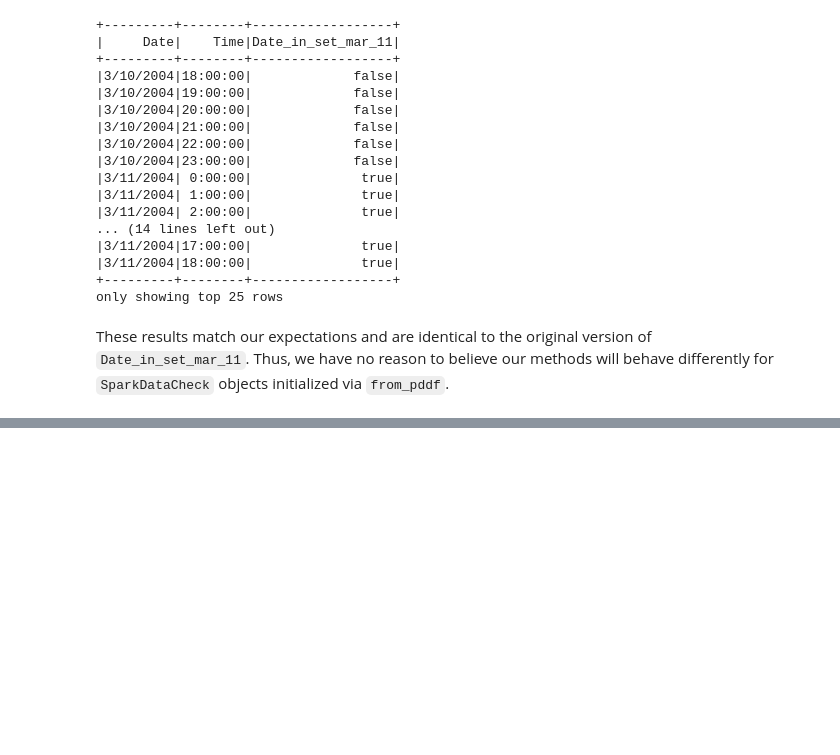
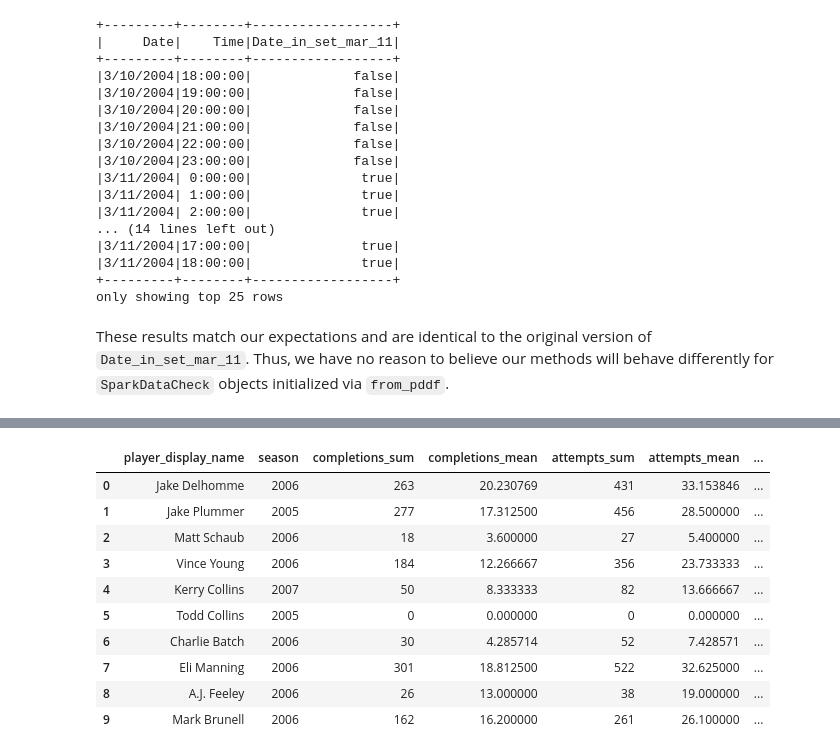
Before and after one commit to jccrews256/ST-554-Project-2, a Jupyter notebook: Project 2 Notebook.ipynb, the cells around one changed output, grey strips where cells are left out. Saved outputs shown, nothing was run; the diff lists cells and outputs as text; code cells hidden in the pictures; blank space fills up the shorter version.

```diff
--- a/Project 2 Notebook.ipynb
+++ b/Project 2 Notebook.ipynb
@@ -637,0 +735,37 @@ These results match our expectations and are identical to the original version o
+# %%
+# capturing columns to be aggregated and functions
+columns = ["completions", "attempts", "passing_yards",
+     "passing_tds", "interceptions"]
+agg_funcs = ["sum", "mean"]
+
+# Using dictionary comprehension to capture text for .agg
+# using an f string
+stats_dict = {f"{c}_{fun}": (c, fun)
+                  for c in columns
+                  for fun in agg_funcs}
+
+# aggregating regular season QB stats to season level
+# by unpacking the stats_dict
+# resetting index at the end to remove multi-level index
+nfl_df_ps_qb = nfl_df_ps \
+    .loc[(nfl_df_ps.season_type == "REG") & (nfl_df_ps.position == "QB") &
+         (nfl_df_ps.season.isin(range(2005, 2024))),
+         ["player_display_name", "season", "week", "completions",
+    "attempts", "passing_yards", "passing_tds", "interceptions"]] \
+    .groupby(["player_display_name", "season"]) \
+    .agg(**stats_dict).reset_index()
+
+# Printing first 10 rows
+nfl_df_ps_qb.head(10)
+# %% [output]
+|  | player_display_name | season | completions_sum | completions_mean | attempts_sum | attempts_mean | ... |
+| 0 | Jake Delhomme | 2006 | 263 | 20.230769 | 431 | 33.153846 | ... |
+| 1 | Jake Plummer | 2005 | 277 | 17.312500 | 456 | 28.500000 | ... |
+| 2 | Matt Schaub | 2006 | 18 | 3.600000 | 27 | 5.400000 | ... |
+| 3 | Vince Young | 2006 | 184 | 12.266667 | 356 | 23.733333 | ... |
+| 4 | Kerry Collins | 2007 | 50 | 8.333333 | 82 | 13.666667 | ... |
+| 5 | Todd Collins | 2005 | 0 | 0.000000 | 0 | 0.000000 | ... |
+| 6 | Charlie Batch | 2006 | 30 | 4.285714 | 52 | 7.428571 | ... |
+| 7 | Eli Manning | 2006 | 301 | 18.812500 | 522 | 32.625000 | ... |
+| 8 | A.J. Feeley | 2006 | 26 | 13.000000 | 38 | 19.000000 | ... |
+| 9 | Mark Brunell | 2006 | 162 | 16.200000 | 261 | 26.100000 | ... |
```
Also changed, not shown: parts of 20 cells of this notebook.
